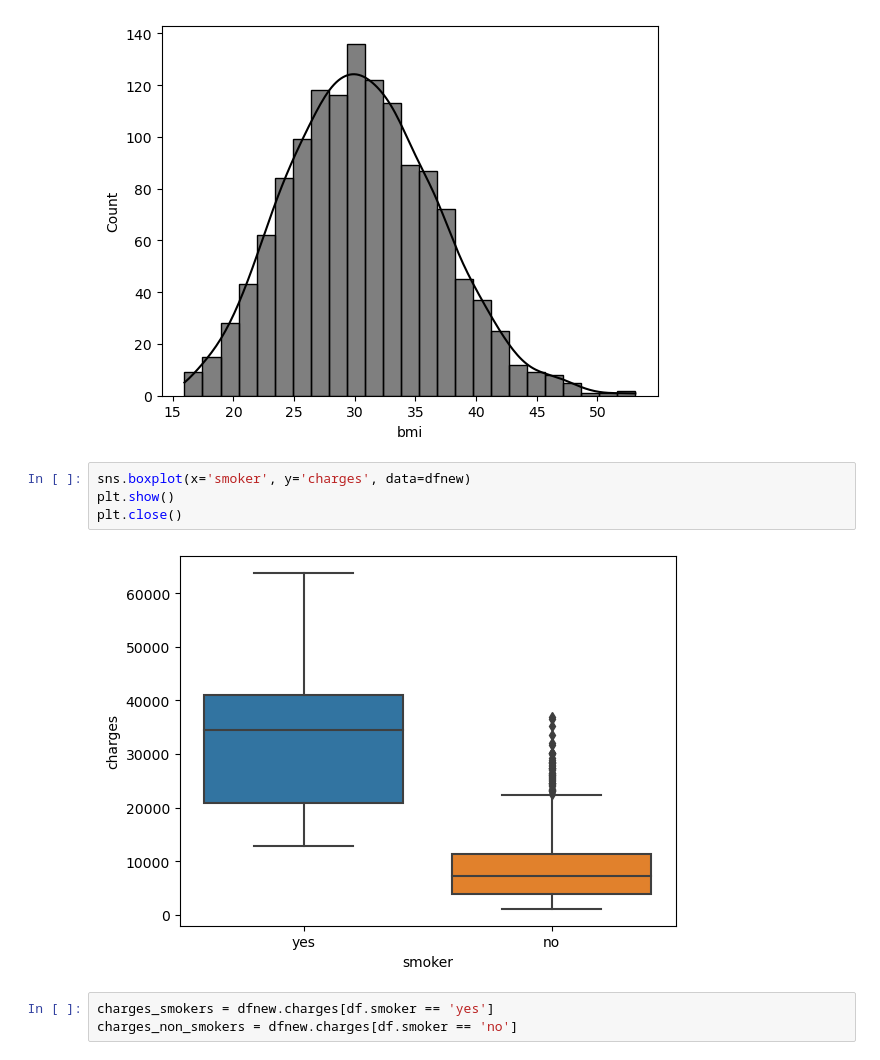
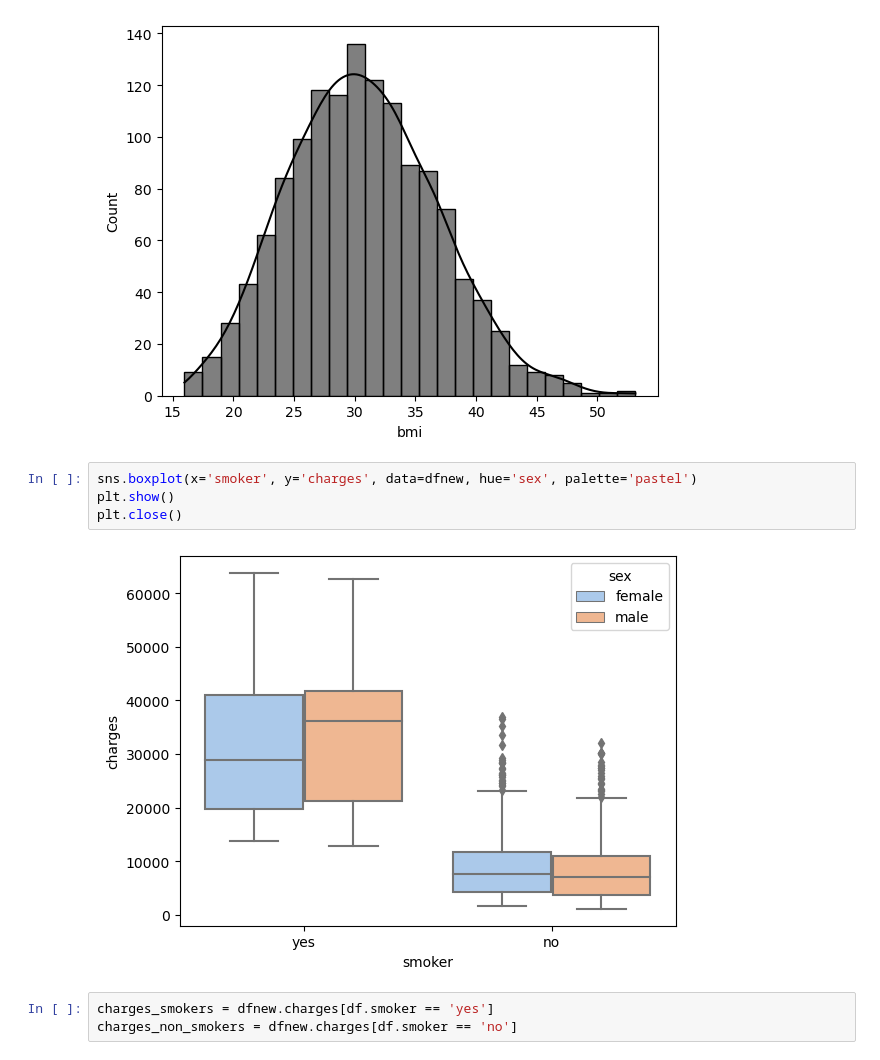
Before and after one commit to LiZoMark841619/Balazs1982, a Jupyter notebook: Jupyter_files/Codecademy_Projects/us_medical_ins_group/us_medical_group_1st.ipynb, the cells around one changed output. Saved outputs shown, nothing was run; the diff lists cells and outputs as text.

```diff
--- a/Jupyter_files/Codecademy_Projects/us_medical_ins_group/us_medical_group_1st.ipynb
+++ b/Jupyter_files/Codecademy_Projects/us_medical_ins_group/us_medical_group_1st.ipynb
@@ -395,11 +395,11 @@ plt.close()
 # %% [output]
 [figure]
 # %%
-sns.boxplot(x='smoker', y='charges', data=dfnew)
+sns.boxplot(x='smoker', y='charges', data=dfnew, hue='sex', palette='pastel')
 plt.show()
 plt.close()
 # %% [output]
-[figure, old version]
+[figure, new version]
 # %%
 charges_smokers = dfnew.charges[df.smoker == 'yes']
 charges_non_smokers = dfnew.charges[df.smoker == 'no']
```
Also changed, not shown: parts of 1 cell of this notebook.
